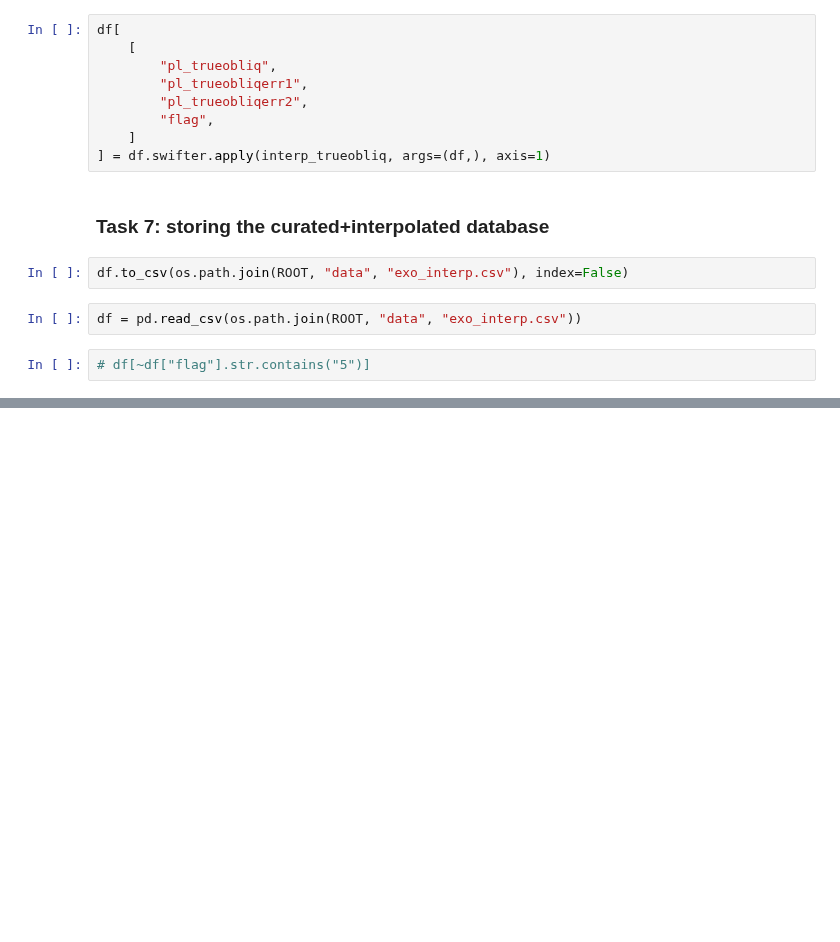
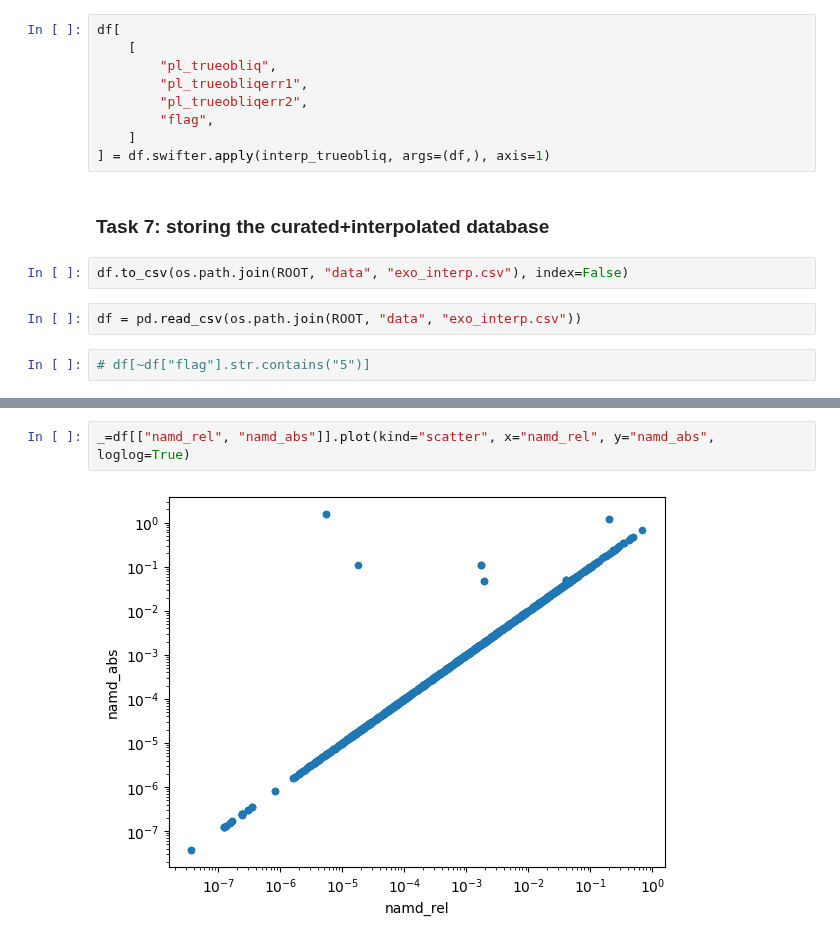
Before and after one commit to abocchieri/ExoNAMD, a Jupyter notebook: notebooks/api.ipynb, the cells around one changed output, grey strips where cells are left out. Saved outputs shown, nothing was run; the diff lists cells and outputs as text; blank space fills up the shorter version.

```diff
--- a/notebooks/api.ipynb
+++ b/notebooks/api.ipynb
@@ -270,0 +286,4 @@ df["amd"] = df.swifter.apply(solve_amd, axis=1)
+# %%
+_=df[["namd_rel", "namd_abs"]].plot(kind="scatter", x="namd_rel", y="namd_abs", loglog=True)
+# %% [output]
+[figure, added]
```
Also changed, not shown: parts of 11 cells of this notebook, 1 other file.
